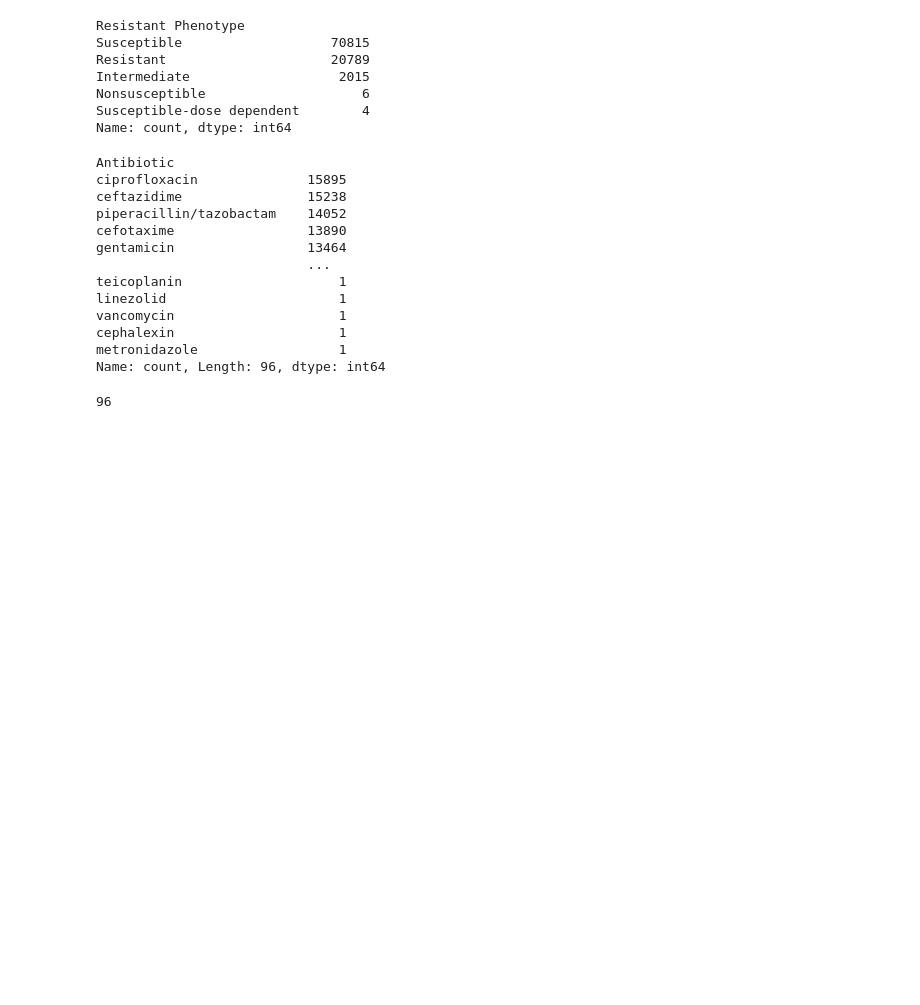
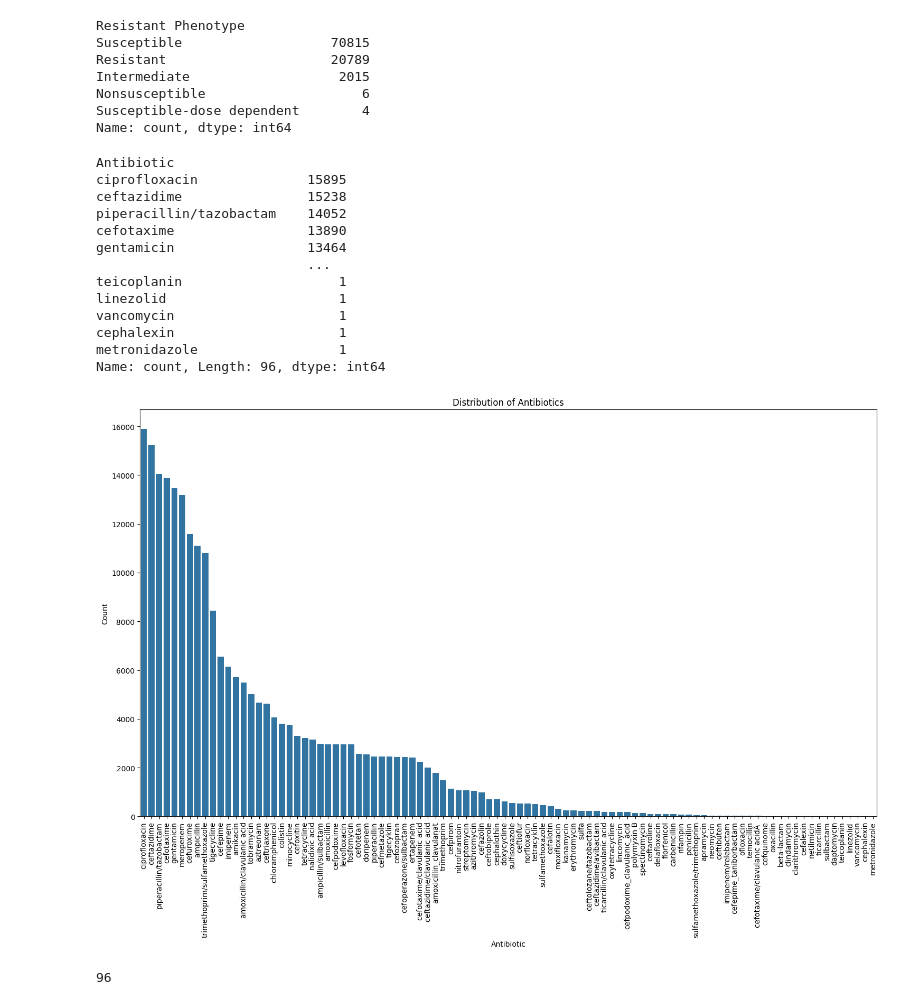
Before and after one commit to Mr-Nnobody/mlAMR-APath, a Jupyter notebook: notebooks/data_preprocessing.ipynb, the cells around one changed output. Cells and saved outputs as stored; diff of their text form; code cells hidden in the pictures; blank space fills up the shorter version.

Commit message:
data preprocessing notebook

```diff
--- a/notebooks/data_preprocessing.ipynb
+++ b/notebooks/data_preprocessing.ipynb
@@ -72,6 +73,17 @@ vancomycin                     1
 cephalexin                     1
 metronidazole                  1
 Name: count, Length: 96, dtype: int64
+# %%
+# plot antibiotic distribution
+plt.figure(figsize=(18,10))
+sns.countplot(data=df, x='Antibiotic', order=df['Antibiotic'].value_counts().index)
+plt.xticks(rotation=90)
+plt.xlabel('Antibiotic')
+plt.ylabel('Count')
+plt.title('Distribution of Antibiotics')
+plt.show()
+# %% [output]
+[figure, added]
 # %%
 len(df.Antibiotic.unique())
 # %% [output]
```
Also changed, not shown: parts of 14 cells of this notebook.
